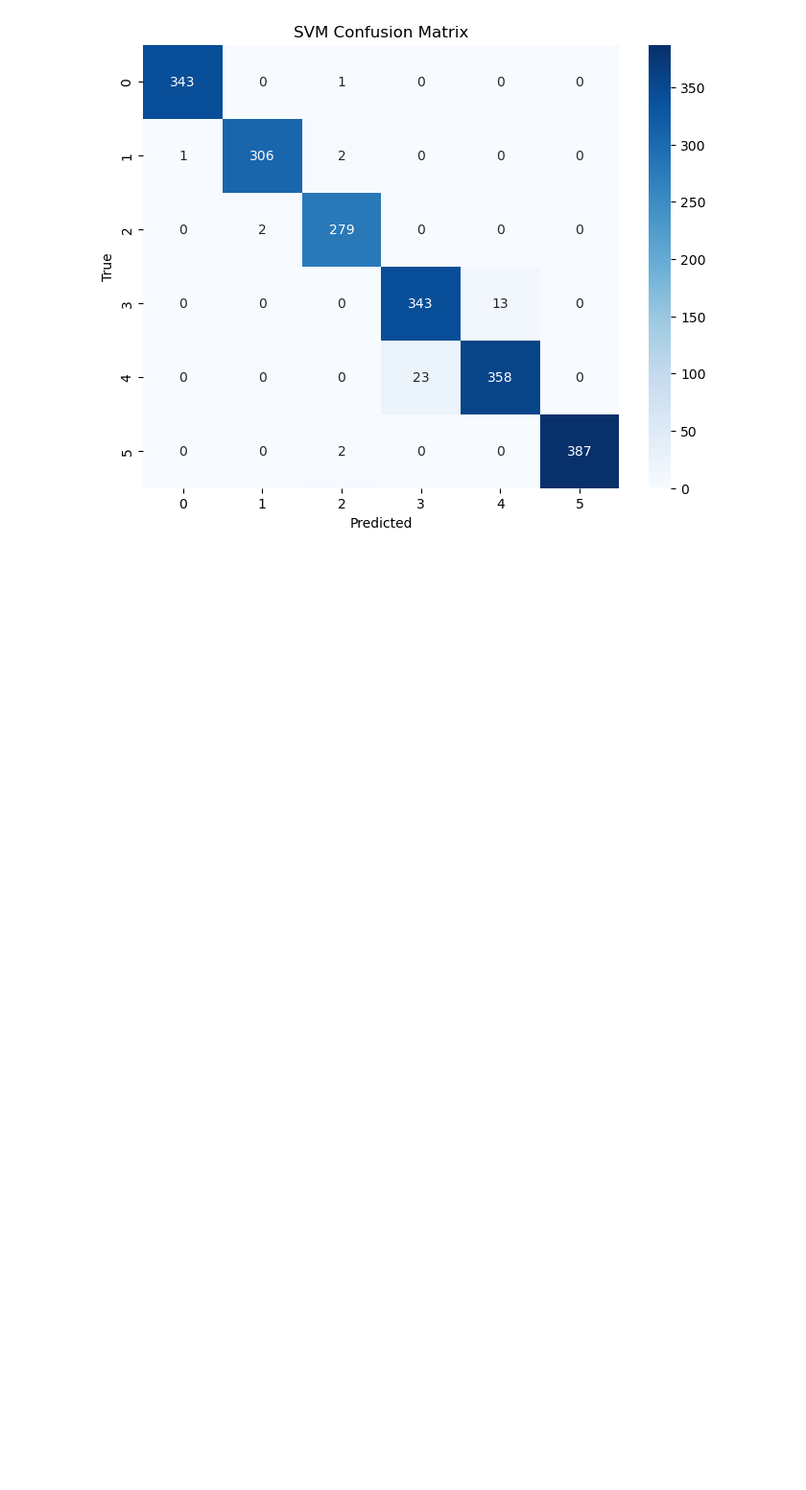
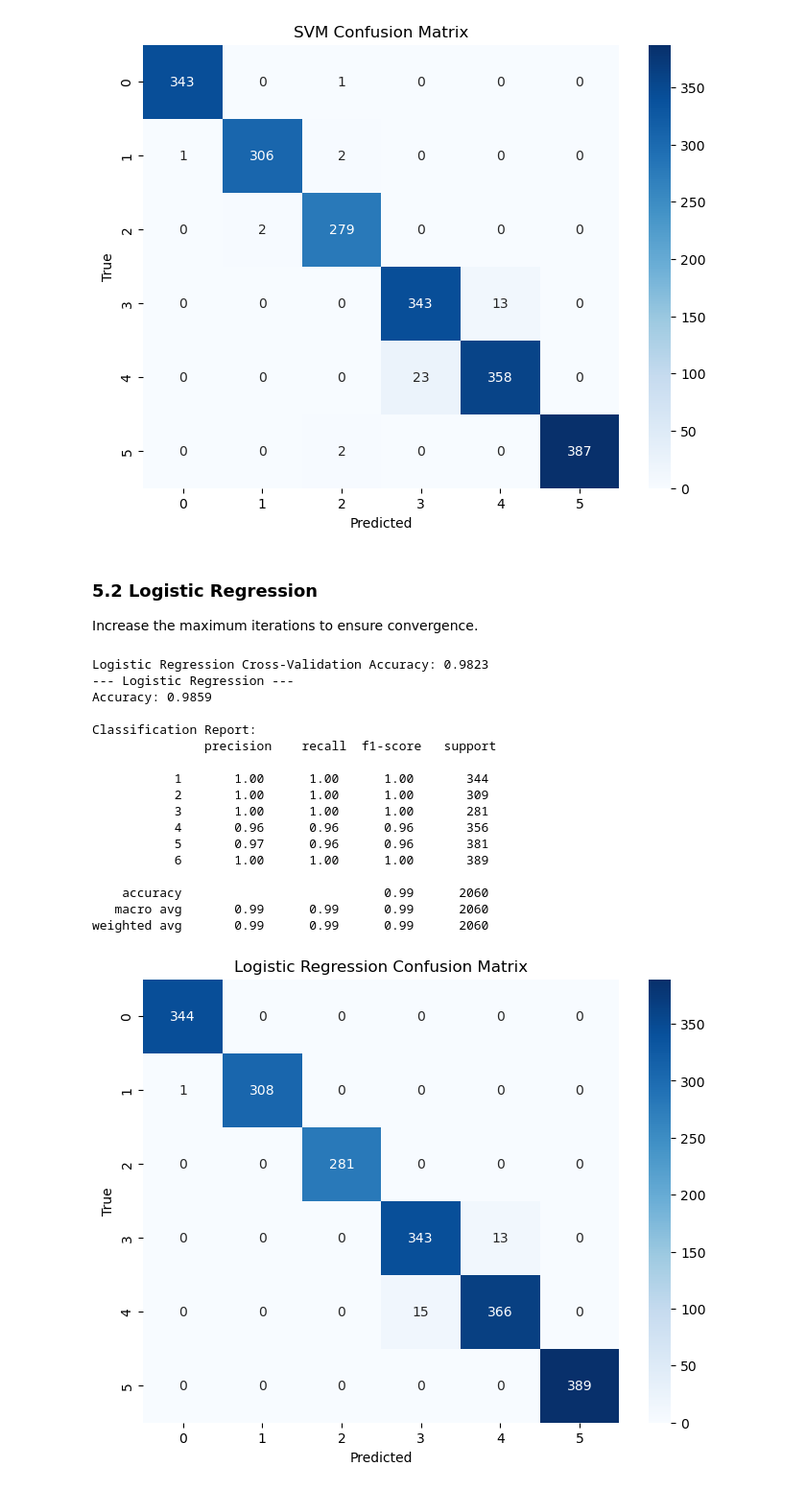
Before and after one commit to dvlsc000/AlgorithmComparison, a Jupyter notebook: algorithm_comparison.ipynb, the cells around one changed output. Shown: that part at 96% size. Drawn from its saved outputs; the diff is of its cells as text; code cells hidden in the pictures; blank space fills up the shorter version.

Commit message:
Using Logisitc Regression model

```diff
--- a/algorithm_comparison.ipynb
+++ b/algorithm_comparison.ipynb
@@ -170,3 +170,35 @@ Classification Report:
    macro avg       0.98      0.98      0.98      2060
 weighted avg       0.98      0.98      0.98      2060
 [figure]
+# %% [markdown]
+### 5.2 Logistic Regression
+
+Increase the maximum iterations to ensure convergence.
+# %%
+# Initialize Logistic Regression model
+lr_model = LogisticRegression(max_iter=1000, random_state=42)
+lr_cv_scores = cross_val_score(lr_model, X_train, y_train.values.ravel(), cv=5)
+print("Logistic Regression Cross-Validation Accuracy: {:.4f}".format(lr_cv_scores.mean()))
+
+# Train and evaluate on test data
+lr_model.fit(X_train, y_train.values.ravel())
+evaluate_model(lr_model, X_test, y_test.values.ravel(), "Logistic Regression")
+# %% [output]
+Logistic Regression Cross-Validation Accuracy: 0.9823
+--- Logistic Regression ---
+Accuracy: 0.9859
+
+Classification Report:
+               precision    recall  f1-score   support
+
+           1       1.00      1.00      1.00       344
+           2       1.00      1.00      1.00       309
+           3       1.00      1.00      1.00       281
+           4       0.96      0.96      0.96       356
+           5       0.97      0.96      0.96       381
+           6       1.00      1.00      1.00       389
+
+    accuracy                           0.99      2060
+   macro avg       0.99      0.99      0.99      2060
+weighted avg       0.99      0.99      0.99      2060
+[figure, added]
```
